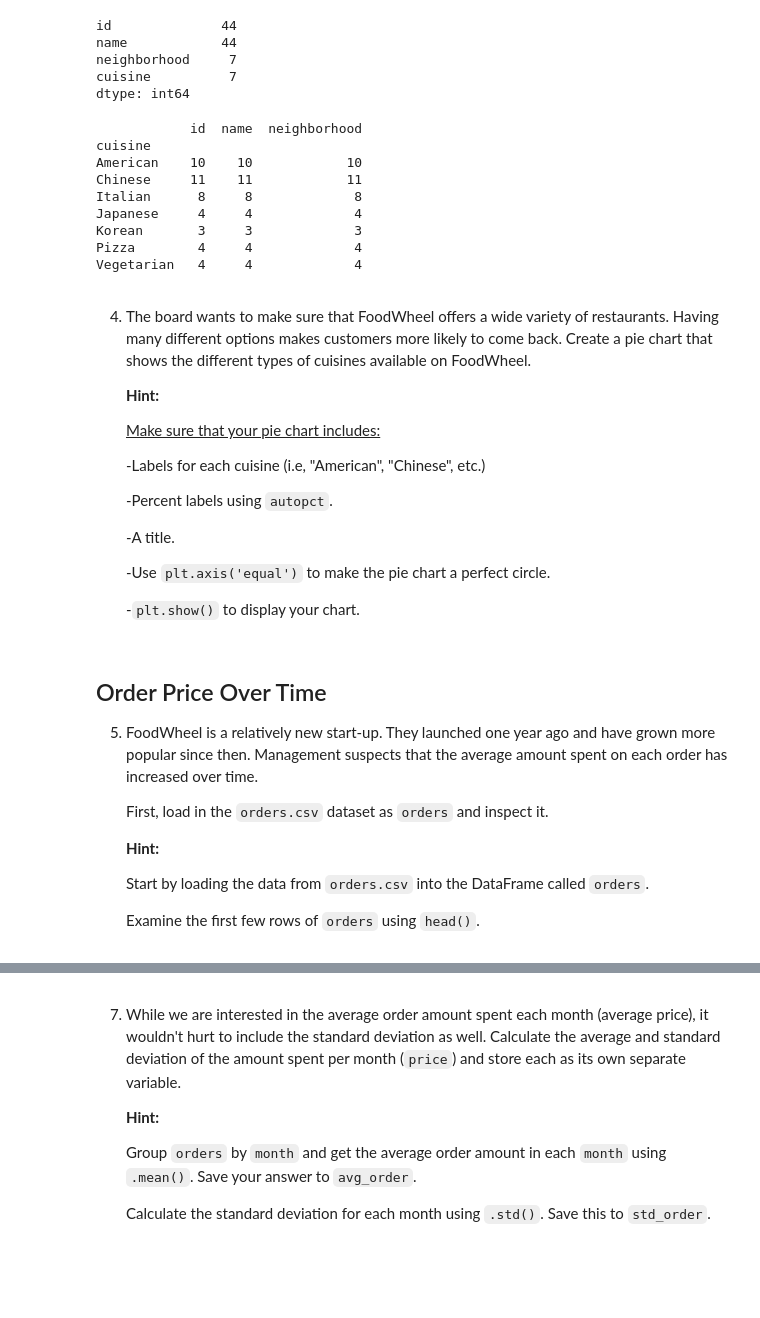
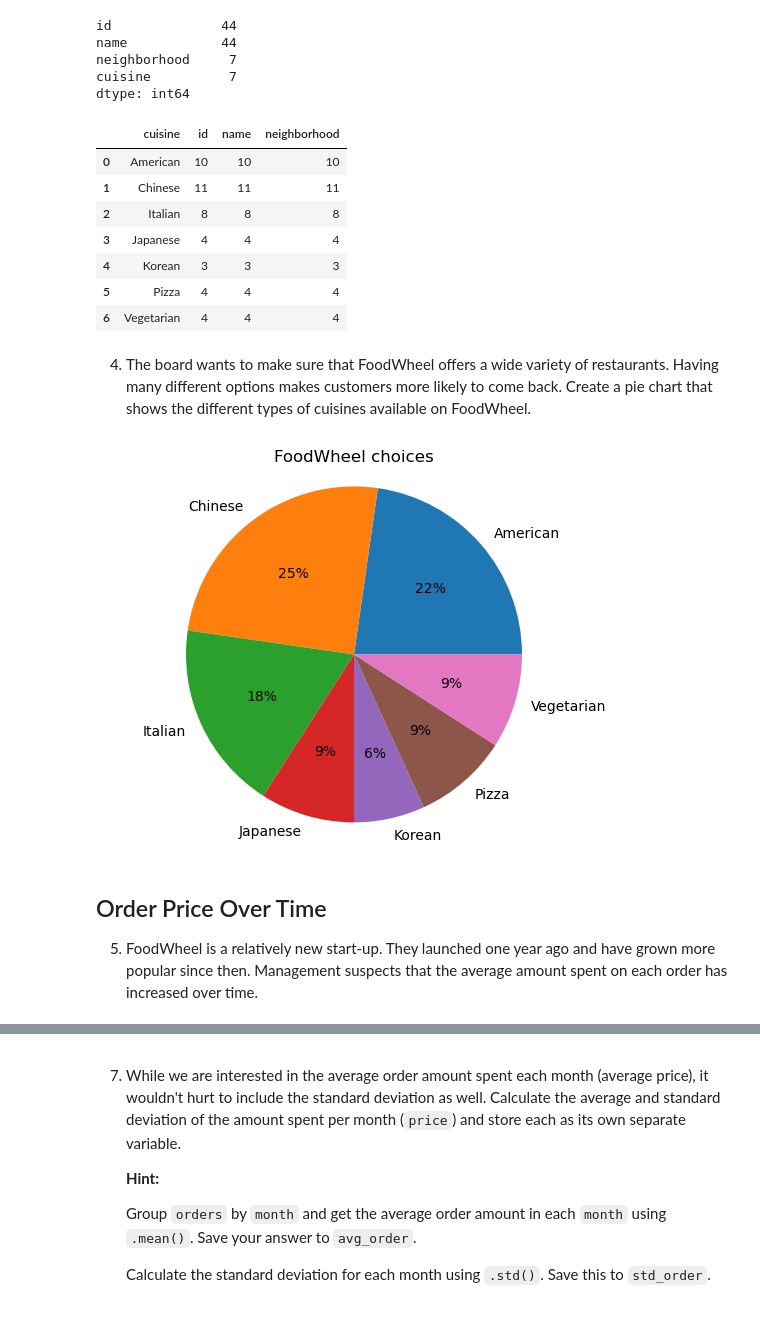
Before and after one commit to maximilianjun/food-wheel-mini-project-2, a Jupyter notebook: foodwheel_project.ipynb, the cells around one changed output, grey strips where cells are left out. Cells and saved outputs as stored; diff of their text form; code cells hidden in the pictures; blank space fills up the shorter version.

Commit message:
food-wheel-mini-project-2
Added pie chart of different food cuisines provided by FoodWheel. Loaded orders.csv and created a new column called 'Month'.

```diff
--- a/foodwheel_project.ipynb
+++ b/foodwheel_project.ipynb
@@ -43,43 +43,29 @@ neighborhood     7
 cuisine          7
 dtype: int64
 # %%
-cuisine_counts = restaurants.groupby("cuisine").count()
-print(cuisine_counts)
+cuisine_counts = restaurants.groupby("cuisine").count().reset_index()
+cuisine_counts
 # %% [output]
-            id  name  neighborhood
-cuisine
-American    10    10            10
-Chinese     11    11            11
-Italian      8     8             8
-Japanese     4     4             4
-Korean       3     3             3
-Pizza        4     4             4
-Vegetarian   4     4             4
+|  | cuisine | id | name | neighborhood |
+| 0 | American | 10 | 10 | 10 |
+| 1 | Chinese | 11 | 11 | 11 |
+| 2 | Italian | 8 | 8 | 8 |
+| 3 | Japanese | 4 | 4 | 4 |
+| 4 | Korean | 3 | 3 | 3 |
+| 5 | Pizza | 4 | 4 | 4 |
+| 6 | Vegetarian | 4 | 4 | 4 |
 # %% [markdown]
 4. The board wants to make sure that FoodWheel offers a wide variety of restaurants. Having many different options makes customers more likely to come back. Create a pie chart that shows the different types of cuisines available on FoodWheel.
-
-    **Hint:**
-
-    <u>Make sure that your pie chart includes:</u>
-
-     -Labels for each cuisine (i.e, "American", "Chinese", etc.)
-
-     -Percent labels using `autopct`.
-
-     -A title.
-
-     -Use `plt.axis('equal')` to make the pie chart a perfect circle.
-
-     -`plt.show()` to display your chart.
+# %%
+plt.pie(cuisine_counts.name.values,
+       labels=cuisine_counts.cuisine.values,
+       autopct='%d%%')
+plt.axis('equal')
+plt.title('FoodWheel choices')
+plt.show()
+# %% [output]
+[figure, added]
 # %% [markdown]
 ## Order Price Over Time
 
 5. FoodWheel is a relatively new start-up.  They launched one year ago and have grown more popular since then.  Management suspects that the average amount spent on each order has increased over time.
-
-    First, load in the `orders.csv` dataset as `orders` and inspect it.
-
-    **Hint:**
-
-    Start by loading the data from `orders.csv` into the DataFrame called `orders`.
-
-    Examine the first few rows of `orders` using `head()`.
```
Also changed, not shown: parts of 4 cells of this notebook.
